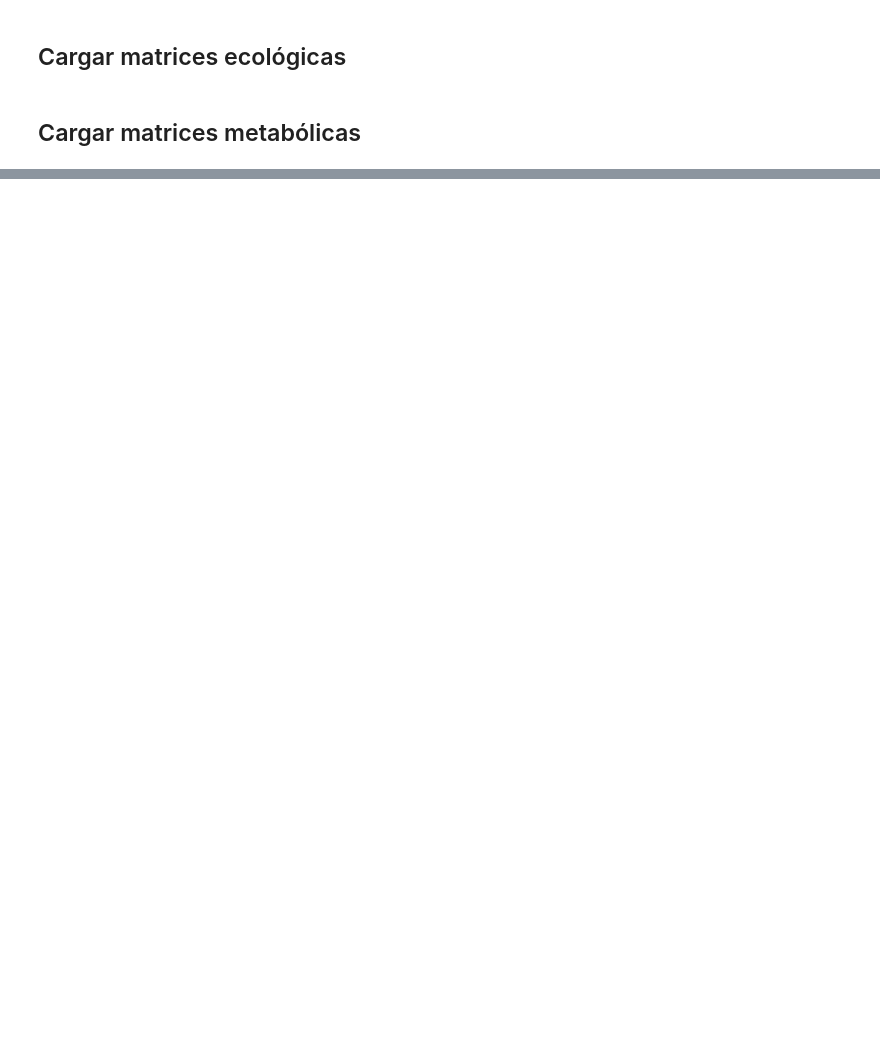
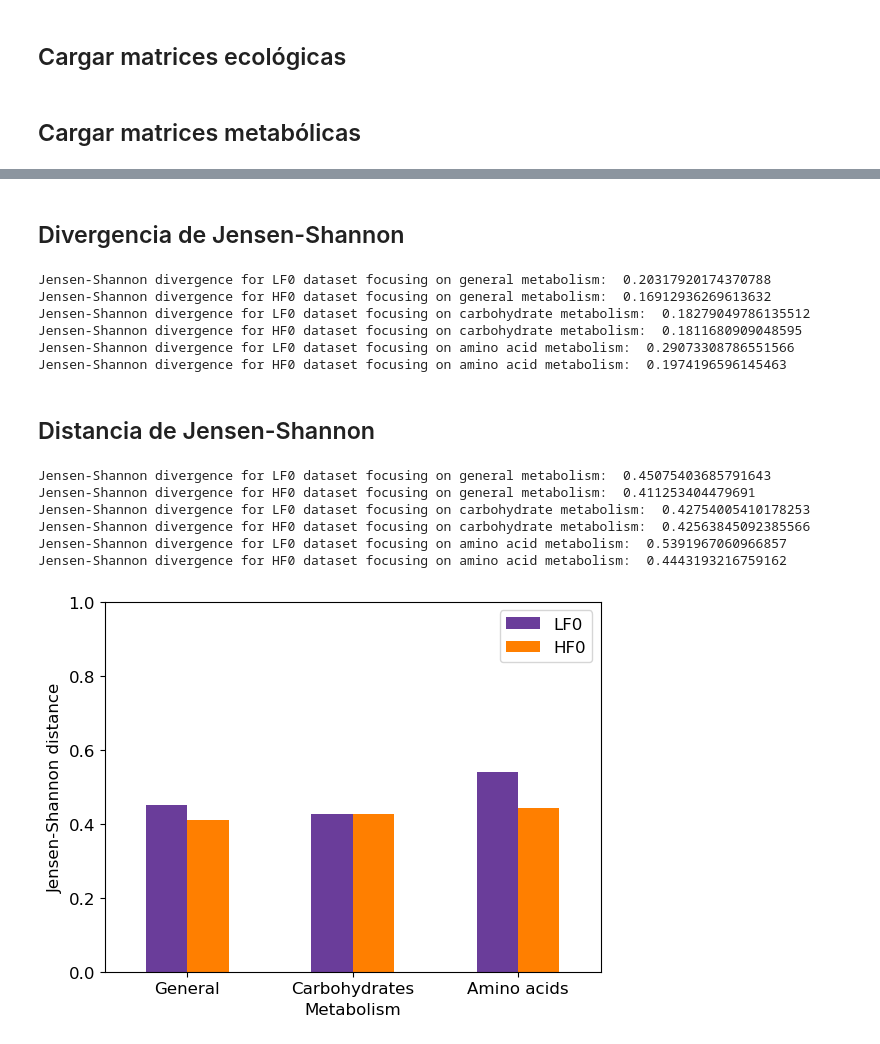
Before and after one commit to alejandrocs98/masters-thesis, a Jupyter notebook: eco_metabo_analysis.ipynb, the cells around one changed output, grey strips where cells are left out. Cells and saved outputs as stored; diff of their text form; code cells hidden in the pictures; blank space fills up the shorter version.

```diff
--- a/eco_metabo_analysis.ipynb
+++ b/eco_metabo_analysis.ipynb
@@ -123,10 +105,10 @@ def softmax(x):
 # %% [markdown]
 ## Cargar matrices ecológicas
 # %%
-inter_bayes_lf0 = pd.read_table('mcnulty-results/mcnulty-LF0-seed96/posteriors/interactions/bayes_factors.tsv', index_col=0)
-interactions_lf0 = pd.read_table('mcnulty-results/mcnulty-LF0-seed96/posteriors/interactions/mean_matrix.tsv', index_col=0)
-inter_bayes_hf0 = pd.read_table('mcnulty-results/mcnulty-HF0-seed12/posteriors/interactions/bayes_factors.tsv', index_col=0)
-interactions_hf0 = pd.read_table('mcnulty-results/mcnulty-HF0-seed12/posteriors/interactions/mean_matrix.tsv', index_col=0)
+inter_bayes_lf0 = pd.read_table('ecological-modeling/mcnulty-results/mcnulty-LF0-seed96/posteriors/interactions/bayes_factors.tsv', index_col=0)
+interactions_lf0 = pd.read_table('ecological-modeling/mcnulty-results/mcnulty-LF0-seed96/posteriors/interactions/mean_matrix.tsv', index_col=0)
+inter_bayes_hf0 = pd.read_table('ecological-modeling/mcnulty-results/mcnulty-HF0-seed12/posteriors/interactions/bayes_factors.tsv', index_col=0)
+interactions_hf0 = pd.read_table('ecological-modeling/mcnulty-results/mcnulty-HF0-seed12/posteriors/interactions/mean_matrix.tsv', index_col=0)
 ###
 eco_lf0 = pd.DataFrame(tranform_interaction_matrix(interactions_lf0, inter_bayes_lf0),
                                                   index=pretty_names,
@@ -137,7 +119,9 @@ eco_hf0 = pd.DataFrame(tranform_interaction_matrix(interactions_hf0, inter_bayes
 # %% [markdown]
 ## Cargar matrices metabólicas
 # %%
-metabo_carbo = pd.read_table('metabolic-modeling/metabolic-metrics/metaddinfo_carbo.tsv', index_col=0)
-metabo_amino = pd.read_table('metabolic-modeling/metabolic-metrics/metaddinfo_amino.tsv', index_col=0)
-metabo_carbo_amino = pd.read_table('metabolic-modeling/metabolic-metrics/metaddinfo_carbo_amino.tsv', index_col=0)
-metabo_int = pd.read_table('metabolic-modeling/metabolic-metrics/metaddinfo_ECs_int.tsv', index_col=0)
+metabo_ECs_int_lf = pd.read_table('metabolic-modeling/metabolic-metrics/metaddinfo_ECs_int_lf.tsv', index_col=0)
+metabo_ECs_int_hf = pd.read_table('metabolic-modeling/metabolic-metrics/metaddinfo_ECs_int_hf.tsv', index_col=0)
+metabo_ECs_int_lf_carbo = pd.read_table('metabolic-modeling/metabolic-metrics/metaddinfo_ECs_int_lf_carbo.tsv', index_col=0)
+metabo_ECs_int_hf_carbo = pd.read_table('metabolic-modeling/metabolic-metrics/metaddinfo_ECs_int_hf_carbo.tsv', index_col=0)
+metabo_ECs_int_lf_amino = pd.read_table('metabolic-modeling/metabolic-metrics/metaddinfo_ECs_int_lf_amino.tsv', index_col=0)
+metabo_ECs_int_hf_amino = pd.read_table('metabolic-modeling/metabolic-metrics/metaddinfo_ECs_int_hf_amino.tsv', index_col=0)
@@ -223,0 +128,60 @@ LF0 ecological interactions with carbohydrate and amino acid metabolism js diver
+# %% [markdown]
+## Divergencia de Jensen-Shannon
+# %%
+js_lf0_general = jensenshannon(shift_to_positive(eco_lf0.values).flatten(), metabo_ECs_int_lf.values.flatten())**2
+js_hf0_general = jensenshannon(shift_to_positive(eco_hf0.values).flatten(), metabo_ECs_int_hf.values.flatten())**2
+
+js_lf0_carbo = jensenshannon(shift_to_positive(eco_lf0.values).flatten(), metabo_ECs_int_lf_carbo.values.flatten())**2
+js_hf0_carbo = jensenshannon(shift_to_positive(eco_hf0.values).flatten(), metabo_ECs_int_hf_carbo.values.flatten())**2
+
+js_lf0_amino = jensenshannon(shift_to_positive(eco_lf0.values).flatten(), metabo_ECs_int_lf_amino.values.flatten())**2
+js_hf0_amino = jensenshannon(shift_to_positive(eco_hf0.values).flatten(), metabo_ECs_int_hf_amino.values.flatten())**2
+
+print('Jensen-Shannon divergence for LF0 dataset focusing on general metabolism: ', js_lf0_general)
+print('Jensen-Shannon divergence for HF0 dataset focusing on general metabolism: ', js_hf0_general)
+print('Jensen-Shannon divergence for LF0 dataset focusing on carbohydrate metabolism: ', js_lf0_carbo)
+print('Jensen-Shannon divergence for HF0 dataset focusing on carbohydrate metabolism: ', js_hf0_carbo)
+print('Jensen-Shannon divergence for LF0 dataset focusing on amino acid metabolism: ', js_lf0_amino)
+print('Jensen-Shannon divergence for HF0 dataset focusing on amino acid metabolism: ', js_hf0_amino)
+# %% [output]
+Jensen-Shannon divergence for LF0 dataset focusing on general metabolism:  0.20317920174370788
+Jensen-Shannon divergence for HF0 dataset focusing on general metabolism:  0.16912936269613632
+Jensen-Shannon divergence for LF0 dataset focusing on carbohydrate metabolism:  0.18279049786135512
+Jensen-Shannon divergence for HF0 dataset focusing on carbohydrate metabolism:  0.1811680909048595
+Jensen-Shannon divergence for LF0 dataset focusing on amino acid metabolism:  0.29073308786551566
+Jensen-Shannon divergence for HF0 dataset focusing on amino acid metabolism:  0.1974196596145463
+# %% [markdown]
+## Distancia de Jensen-Shannon
+# %%
+js_lf0_general = jensenshannon(shift_to_positive(eco_lf0.values).flatten(), metabo_ECs_int_lf.values.flatten())
+js_hf0_general = jensenshannon(shift_to_positive(eco_hf0.values).flatten(), metabo_ECs_int_hf.values.flatten())
+
+js_lf0_carbo = jensenshannon(shift_to_positive(eco_lf0.values).flatten(), metabo_ECs_int_lf_carbo.values.flatten())
+js_hf0_carbo = jensenshannon(shift_to_positive(eco_hf0.values).flatten(), metabo_ECs_int_hf_carbo.values.flatten())
+
+js_lf0_amino = jensenshannon(shift_to_positive(eco_lf0.values).flatten(), metabo_ECs_int_lf_amino.values.flatten())
+js_hf0_amino = jensenshannon(shift_to_positive(eco_hf0.values).flatten(), metabo_ECs_int_hf_amino.values.flatten())
+
+print('Jensen-Shannon divergence for LF0 dataset focusing on general metabolism: ', js_lf0_general)
+print('Jensen-Shannon divergence for HF0 dataset focusing on general metabolism: ', js_hf0_general)
+print('Jensen-Shannon divergence for LF0 dataset focusing on carbohydrate metabolism: ', js_lf0_carbo)
+print('Jensen-Shannon divergence for HF0 dataset focusing on carbohydrate metabolism: ', js_hf0_carbo)
+print('Jensen-Shannon divergence for LF0 dataset focusing on amino acid metabolism: ', js_lf0_amino)
+print('Jensen-Shannon divergence for HF0 dataset focusing on amino acid metabolism: ', js_hf0_amino)
+# %% [output]
+Jensen-Shannon divergence for LF0 dataset focusing on general metabolism:  0.45075403685791643
+Jensen-Shannon divergence for HF0 dataset focusing on general metabolism:  0.411253404479691
+Jensen-Shannon divergence for LF0 dataset focusing on carbohydrate metabolism:  0.42754005410178253
+Jensen-Shannon divergence for HF0 dataset focusing on carbohydrate metabolism:  0.42563845092385566
+Jensen-Shannon divergence for LF0 dataset focusing on amino acid metabolism:  0.5391967060966857
+Jensen-Shannon divergence for HF0 dataset focusing on amino acid metabolism:  0.4443193216759162
+# %%
+js_table = pd.DataFrame({'LF0':[js_lf0_general, js_lf0_carbo, js_lf0_amino], 'HF0':[js_hf0_general, js_hf0_carbo, js_hf0_amino]}, index=['General', 'Carbohydrates', 'Amino acids'])
+# %%
+js_table.plot(kind='bar', rot=0, color=[cm.Paired(9), cm.Paired(7)])
+plt.ylim(0, 1)
+plt.ylabel('Jensen-Shannon distance')
+plt.xlabel('Metabolism')
+plt.show()
+# %% [output]
+[figure, added]
```
Also changed, not shown: parts of 14 cells of this notebook, 7 other files.
